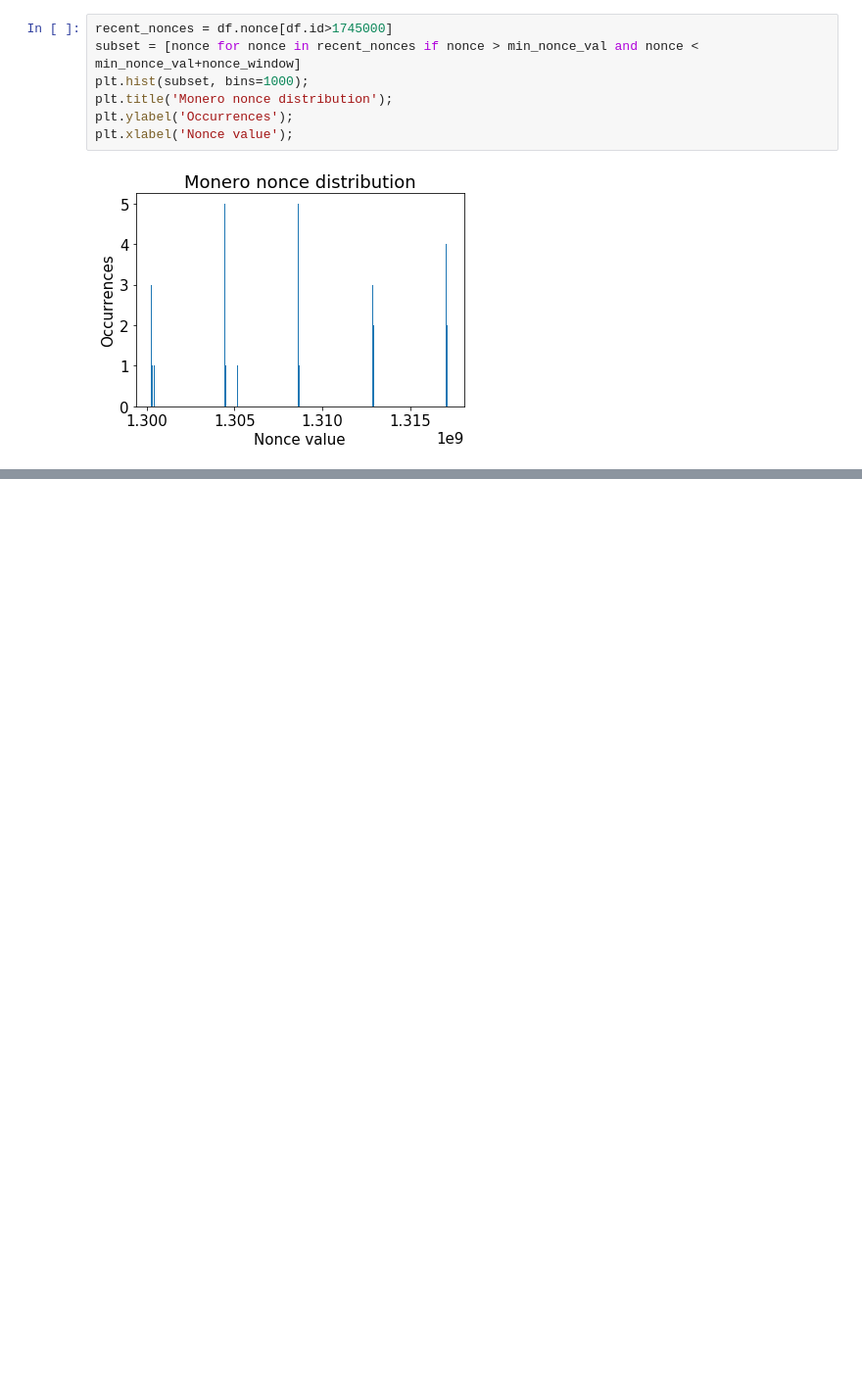
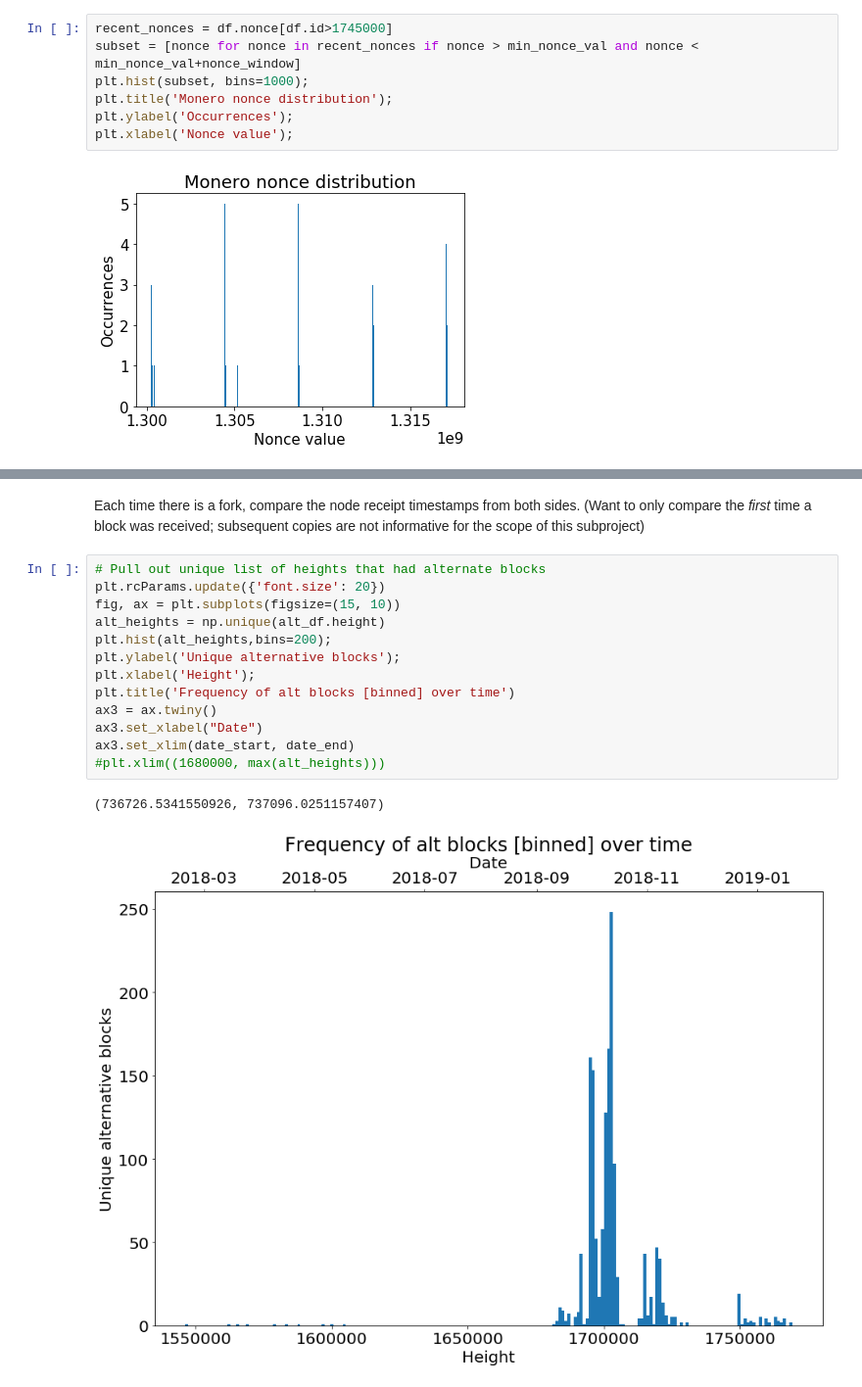
Before and after one commit to noncesense-research-lab/nonce_distribution, a Jupyter notebook: nonce_distribution.ipynb, the cells around one changed output, grey strips where cells are left out. Shown at 98% size. Cells and saved outputs as stored; diff of their text form; blank space fills up the shorter version.

```diff
--- a/nonce_distribution.ipynb
+++ b/nonce_distribution.ipynb
@@ -431,0 +519,18 @@ min_std = min(std_dev_record)
+# %% [markdown]
+Each time there is a fork, compare the node receipt timestamps from both sides. (Want to only compare the *first* time a block was received; subsequent copies are not informative for the scope of this subproject)
+# %%
+# Pull out unique list of heights that had alternate blocks
+plt.rcParams.update({'font.size': 20})
+fig, ax = plt.subplots(figsize=(15, 10))
+alt_heights = np.unique(alt_df.height)
+plt.hist(alt_heights,bins=200);
+plt.ylabel('Unique alternative blocks');
+plt.xlabel('Height');
+plt.title('Frequency of alt blocks [binned] over time')
+ax3 = ax.twiny()
+ax3.set_xlabel("Date")
+ax3.set_xlim(date_start, date_end)
+#plt.xlim((1680000, max(alt_heights)))
+# %% [output]
+(736726.5341550926, 737096.0251157407)
+[figure, added]
```
Also changed, not shown: parts of 32 cells of this notebook, 2 other files.
